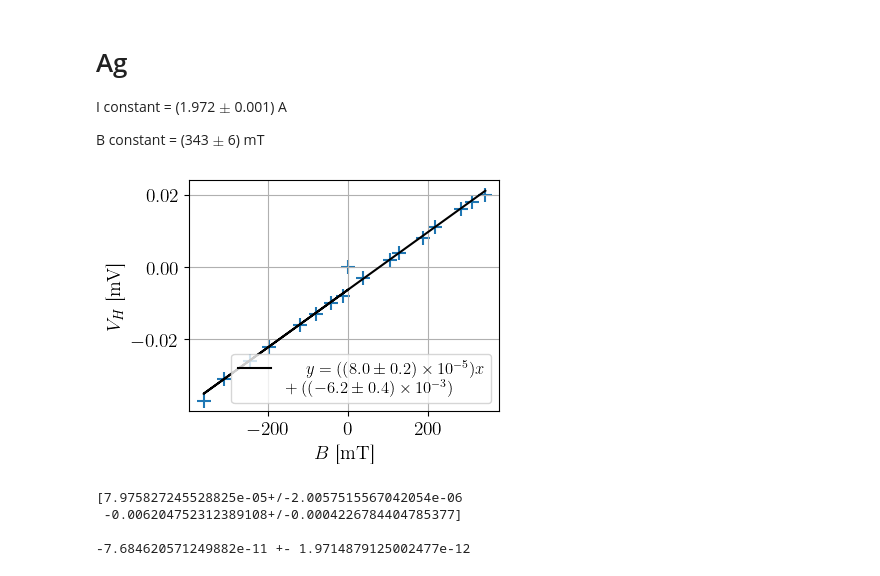
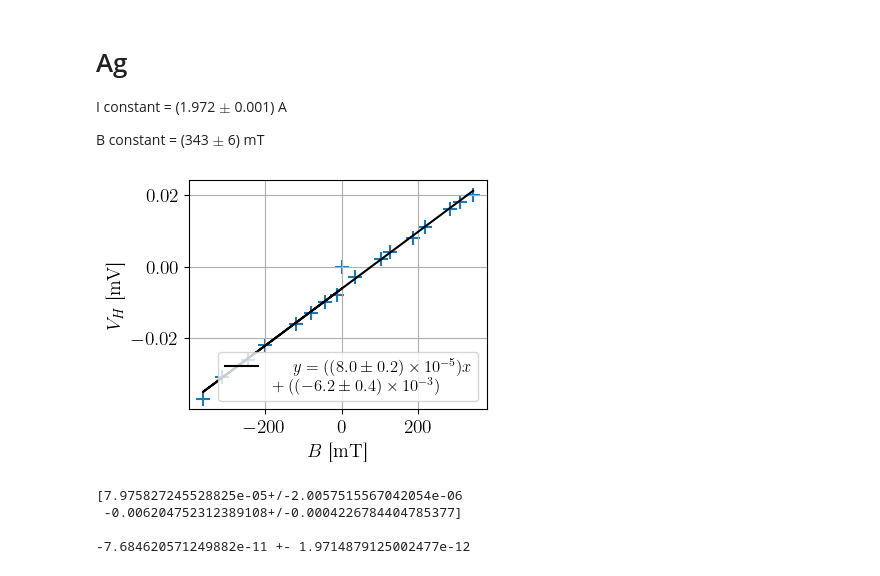
Before and after one commit to TomVdt/TPII-rapports, a Jupyter notebook: 03-H6-effet-hall/analyse/exp2.ipynb, the cells around one changed output. Saved outputs shown, nothing was run; the diff lists cells and outputs as text; code cells hidden in the pictures.

```diff
--- a/03-H6-effet-hall/analyse/exp2.ipynb
+++ b/03-H6-effet-hall/analyse/exp2.ipynb
@@ -20,27 +20,27 @@ B constant = (343 $\pm$ 6) mT
 # %%
 Ag_B = np.loadtxt("../data/Ag_5branch_B.csv", delimiter=",", skiprows=1)
 
 Bx = Ag_B[:,0]
 Vh = Ag_B[:,1]
 
 plt.scatter(Bx, Vh)
 # plt.errorbar(Bx, By, xerr=unp.std_devs(Bx), yerr=unp.std_devs(By))
 
 coefs, cov = np.polyfit(Bx, Vh, 1, cov=True)
 fit = np.poly1d(coefs)
 coefserr = unp.uarray(coefs, np.sqrt(cov[(0,1),(0,1)]))
 
 plt.plot(Bx, fit(Bx), label=r"$y = ({:.1ueL})x \\+ ({:.1ueL})$".format(*coefserr), color="black")
 
 plt.legend()
 plt.xlabel(r"$B$ [\si{\milli \tesla}]")
 plt.ylabel(r"$V_H$ [\si{\milli \volt}]")
 plt.grid()
-# plt.tight_layout(pad=0.5)
+plt.tight_layout(pad=0.5)
 
 plt.savefig("../figures/Ag_B.pdf")
 # %% [output]
-[figure, old version]
+[figure, new version]
 # %%
 print(coefserr, "\n")
 a = 1.9e-6
```
Also changed, not shown: parts of 5 cells of this notebook, 8 other files.
